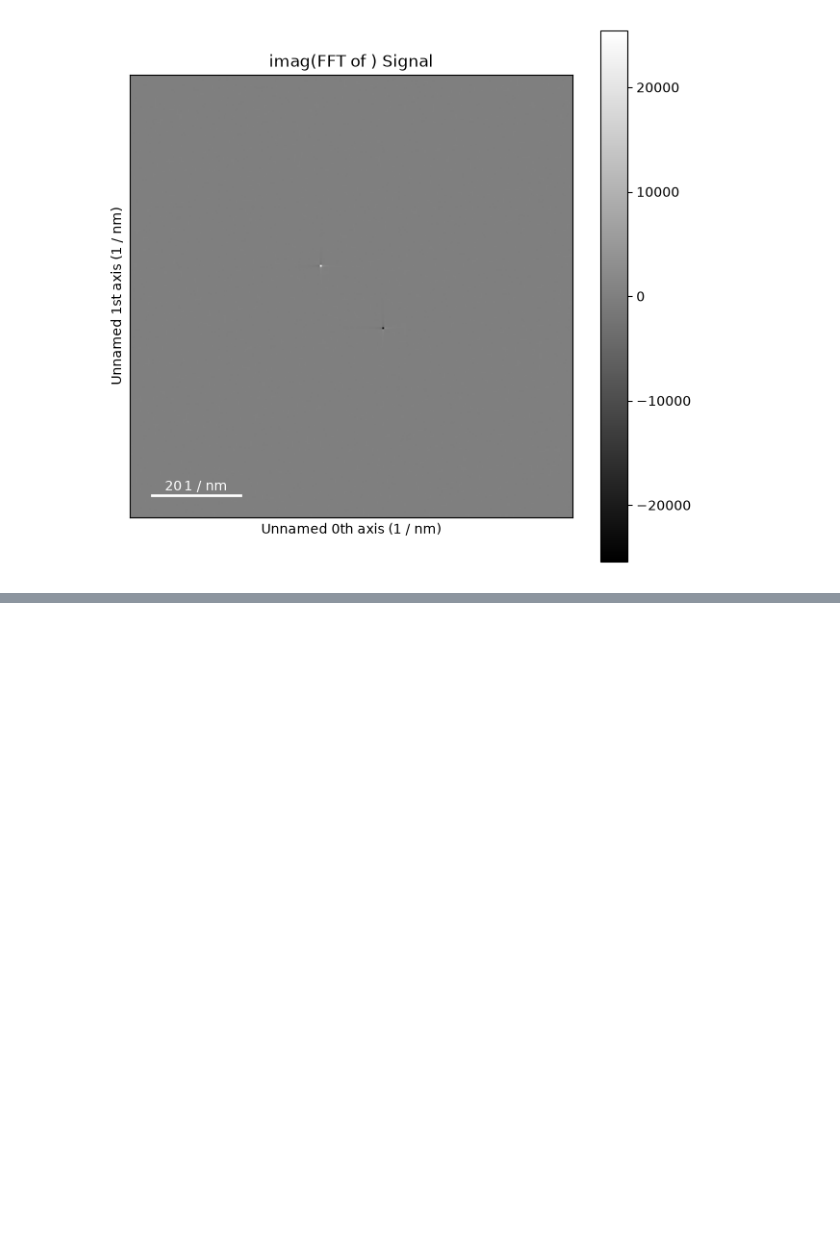
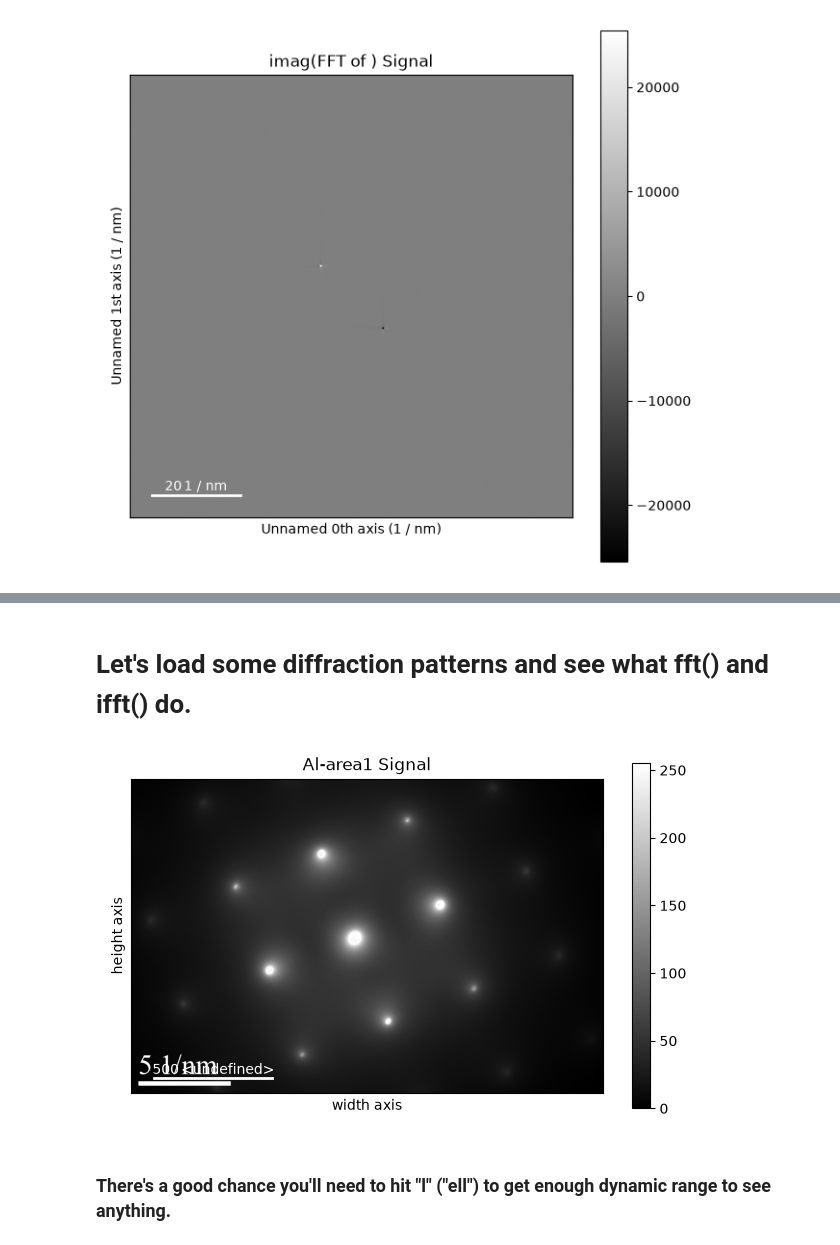
Before and after one commit to RENCI-NRIG/CITEAM-code, a Jupyter notebook: notebooks/DiffractionPlaying.ipynb, the cells around one changed output, grey strips where cells are left out. Drawn from its saved outputs; the diff is of its cells as text; code cells hidden in the pictures; blank space fills up the shorter version.

```diff
--- a/notebooks/DiffractionPlaying.ipynb
+++ b/notebooks/DiffractionPlaying.ipynb
@@ -160,0 +166,11 @@ sff.plot()
+# %% [markdown]
+# Let's load some diffraction patterns and see what fft() and ifft() do.
+# %%
+ala1 = hs.load("../aluminumData/Al-area1.tif")
+ala2 = hs.load("../aluminumData/Al-area2.tif")
+
+ala1.plot()
+# %% [output]
+[figure, added]
+# %% [markdown]
+### There's a good chance you'll need to hit "l" ("ell") to get enough dynamic range to see anything.
```
Also changed, not shown: parts of 16 cells of this notebook, 1 other file.
